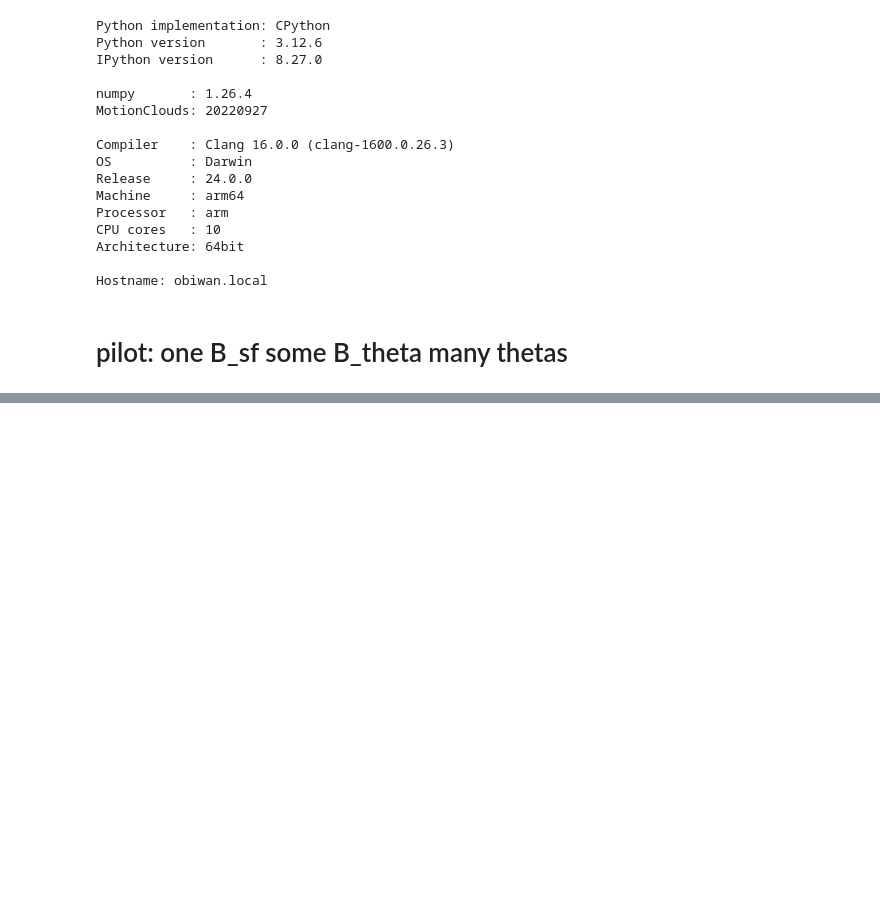
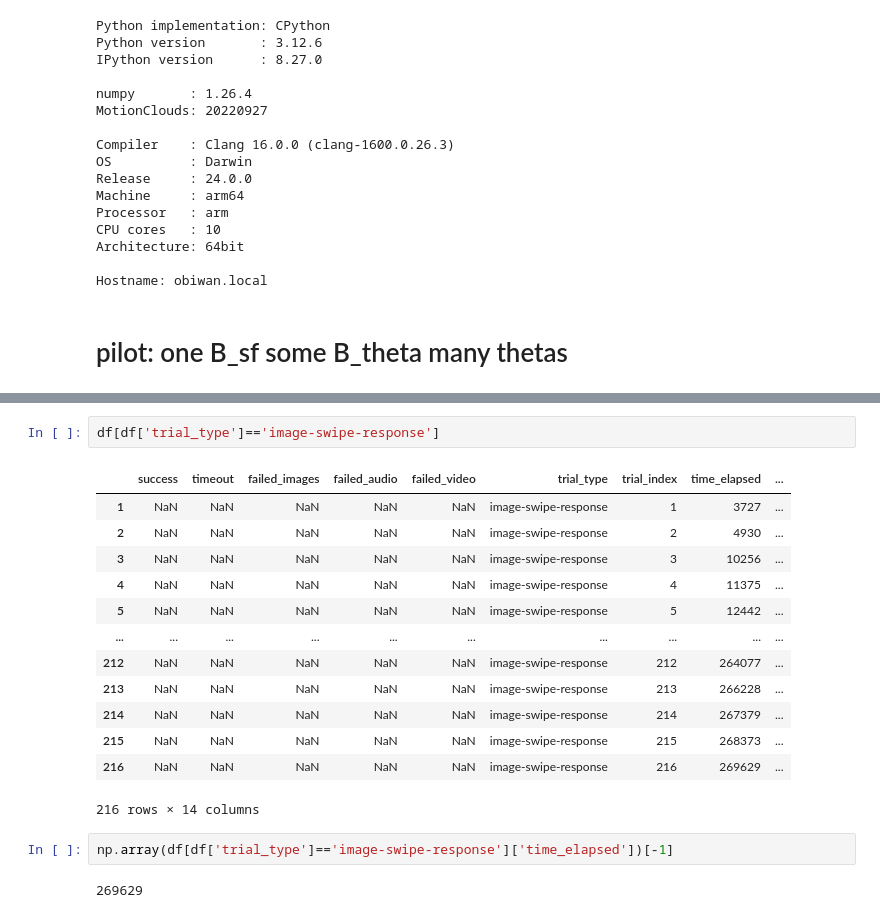
Before and after one commit to laurentperrinet/OEiL_OrientationPrecision, a Jupyter notebook: experiments.ipynb, the cells around one changed output, grey strips where cells are left out. Cells and saved outputs as stored; diff of their text form; blank space fills up the shorter version.

```diff
--- a/experiments.ipynb
+++ b/experiments.ipynb
@@ -135,0 +252,20 @@ all_conditions
+# %%
+df[df['trial_type']=='image-swipe-response']
+# %% [output]
+|  | success | timeout | failed_images | failed_audio | failed_video | trial_type | trial_index | time_elapsed | ... |
+| 1 | NaN | NaN | NaN | NaN | NaN | image-swipe-response | 1 | 3727 | ... |
+| 2 | NaN | NaN | NaN | NaN | NaN | image-swipe-response | 2 | 4930 | ... |
+| 3 | NaN | NaN | NaN | NaN | NaN | image-swipe-response | 3 | 10256 | ... |
+| 4 | NaN | NaN | NaN | NaN | NaN | image-swipe-response | 4 | 11375 | ... |
+| 5 | NaN | NaN | NaN | NaN | NaN | image-swipe-response | 5 | 12442 | ... |
+| ... | ... | ... | ... | ... | ... | ... | ... | ... | ... |
+| 212 | NaN | NaN | NaN | NaN | NaN | image-swipe-response | 212 | 264077 | ... |
+| 213 | NaN | NaN | NaN | NaN | NaN | image-swipe-response | 213 | 266228 | ... |
+| 214 | NaN | NaN | NaN | NaN | NaN | image-swipe-response | 214 | 267379 | ... |
+| 215 | NaN | NaN | NaN | NaN | NaN | image-swipe-response | 215 | 268373 | ... |
+| 216 | NaN | NaN | NaN | NaN | NaN | image-swipe-response | 216 | 269629 | ... |
+216 rows × 14 columns
+# %%
+np.array(df[df['trial_type']=='image-swipe-response']['time_elapsed'])[-1]
+# %% [output]
+269629
```
Also changed, not shown: parts of 31 cells of this notebook.
